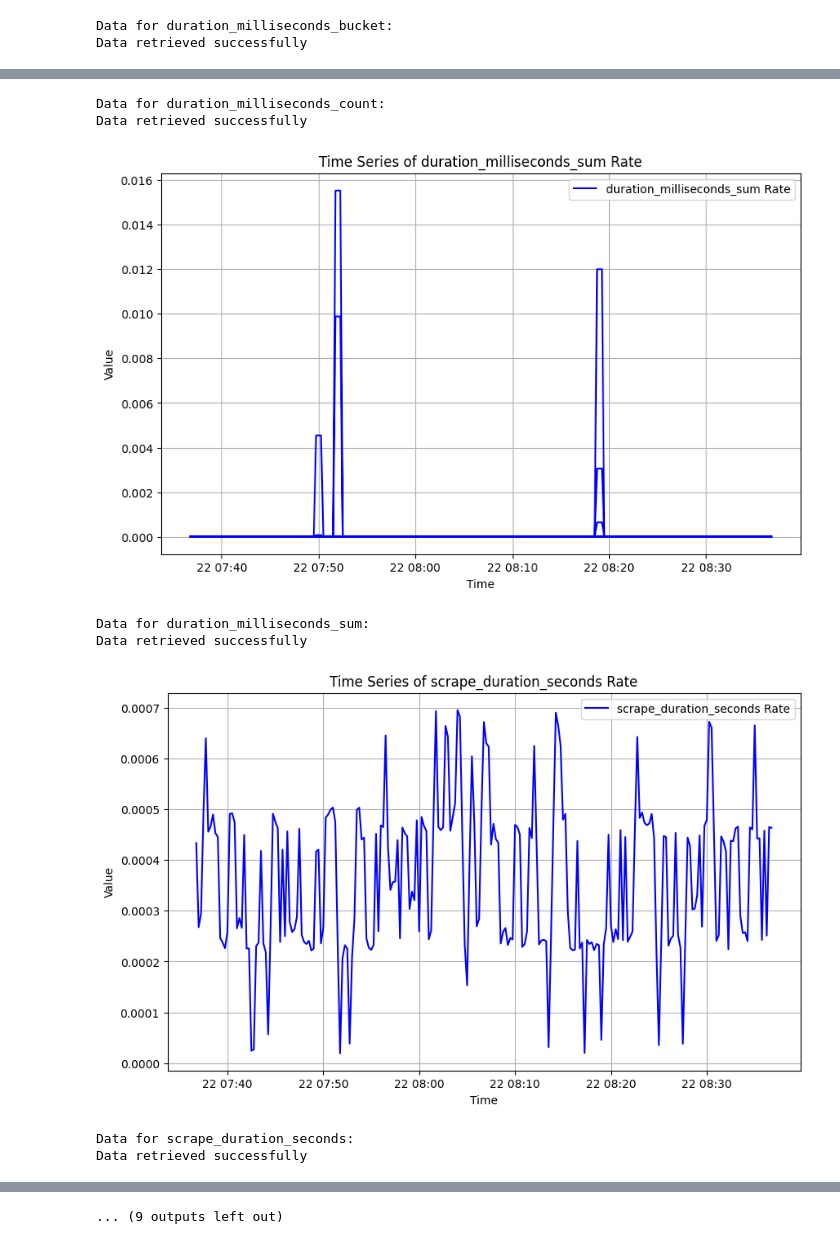
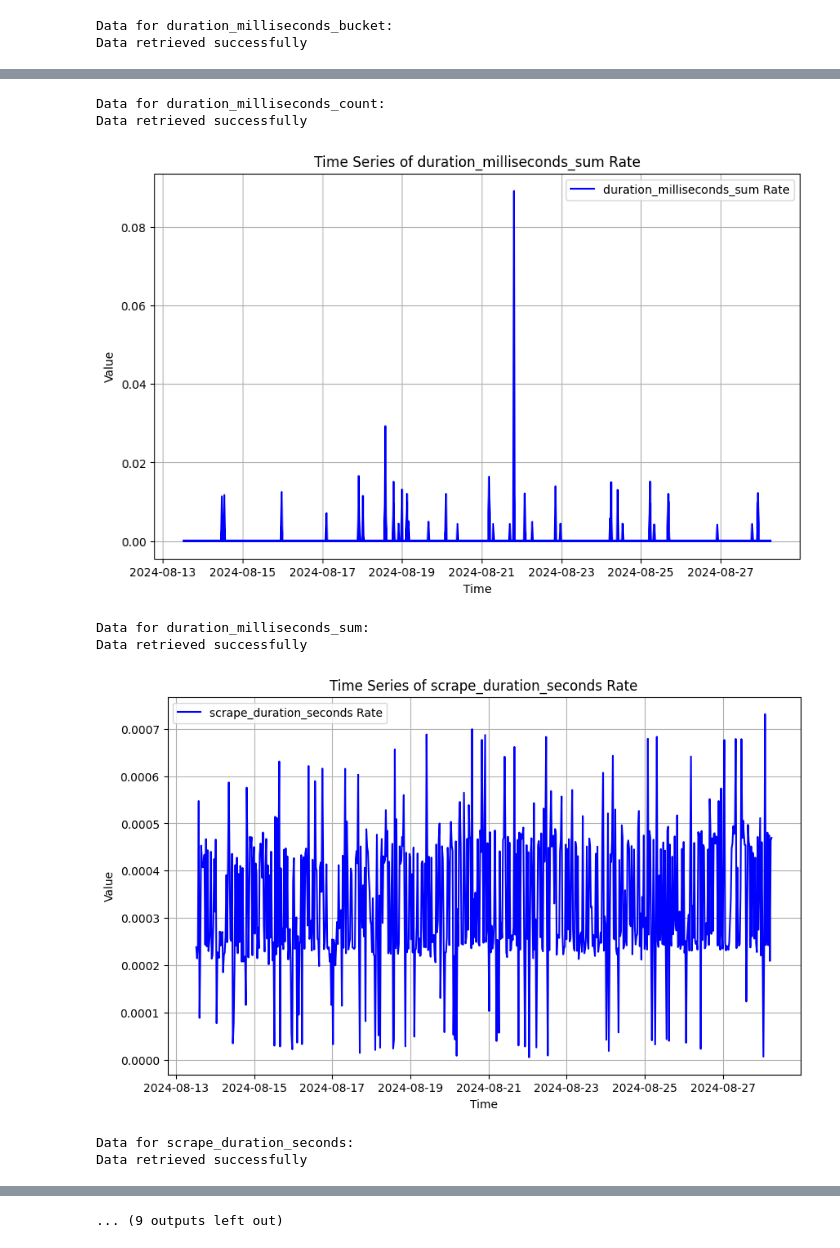
Before and after one commit to AbhishekNanda7429/Grafana-Anomaly_Detection, a Jupyter notebook: Anomaly_grafana/notebooks/grafana.ipynb, the cells around one changed output, grey strips where cells are left out. Cells and saved outputs as stored; diff of their text form; code cells hidden in the pictures.

Commit message:
added the new code to get dat for last 14 days+ updated gitignore + added plot to LSTM model

```diff
--- a/Anomaly_grafana/notebooks/grafana.ipynb
+++ b/Anomaly_grafana/notebooks/grafana.ipynb
@@ -199,7 +199,11 @@ def main():
 
     username = 'admin'
     password = 'Imfine123$'
-    timeframes = ['2024-08-22 13:06:55', '2024-08-22 14:06:55']
+    # timeframes = ['2024-08-22 13:06:55', '2024-08-22 14:06:55']
+    #Extracting 5 days of grafana data
+    # timeframes = ['2024-07-23 13:06:55', '2024-08-28 14:06:55']
+    #Extracting 42 days of grafana data
+    timeframes = ['2024-07-16 12:00:00', '2024-08-28 11:59:59']
 
     # Create an instance of the processor
     processor = GrafanaDashboardProcessor(
@@ -295,8 +299,8 @@ Data retrieved successfully
 Data for duration_milliseconds_count:
 Data retrieved successfully
-[figure, old version]
+[figure, new version]
 Data for duration_milliseconds_sum:
 Data retrieved successfully
-[figure, old version]
+[figure, new version]
 Data for scrape_duration_seconds:
 Data retrieved successfully
```
Also changed, not shown: parts of 1 cell of this notebook, 2 other files.
